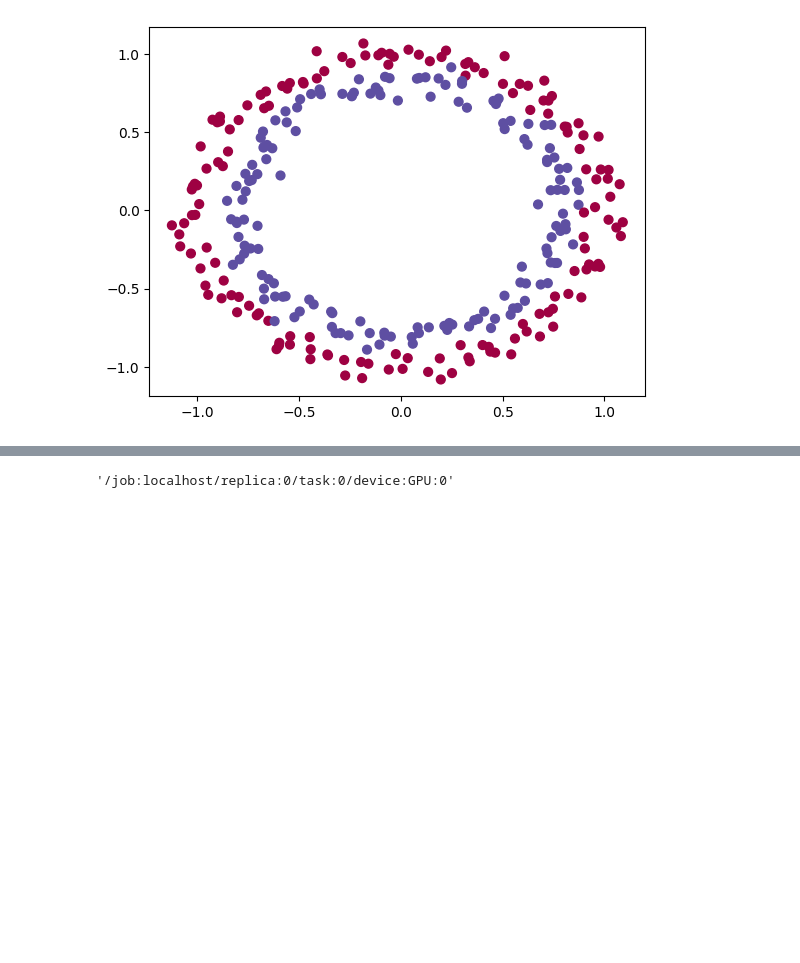
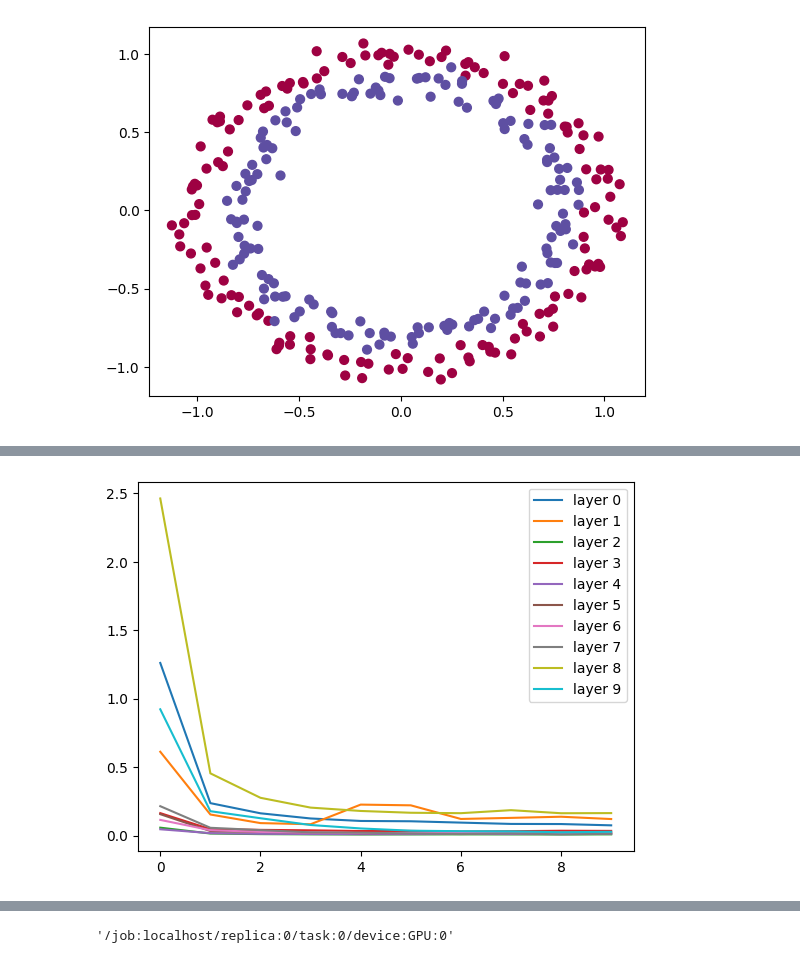
Before and after one commit to malcolmlett/training-instrumentation-toolkit, a Jupyter notebook: Learning_visualisations_v15_gradientNorms.ipynb, the cells around one changed output, grey strips where cells are left out. Saved outputs shown, nothing was run; the diff lists cells and outputs as text; code cells hidden in the pictures; blank space fills up the shorter version.

```diff
--- a/Learning_visualisations_v15_gradientNorms.ipynb
+++ b/Learning_visualisations_v15_gradientNorms.ipynb
@@ -281,0 +291,8 @@ plt.imshow(cb.norms)
+# %%
+for c in range(cb.norms.shape[1]):
+  plt.plot(cb.norms[:,c], label=f"layer {c}")
+plt.legend()
+#plt.yscale('log')
+plt.show()
+# %% [output]
+[figure, added]
```
Also changed, not shown: parts of 13 cells of this notebook.
